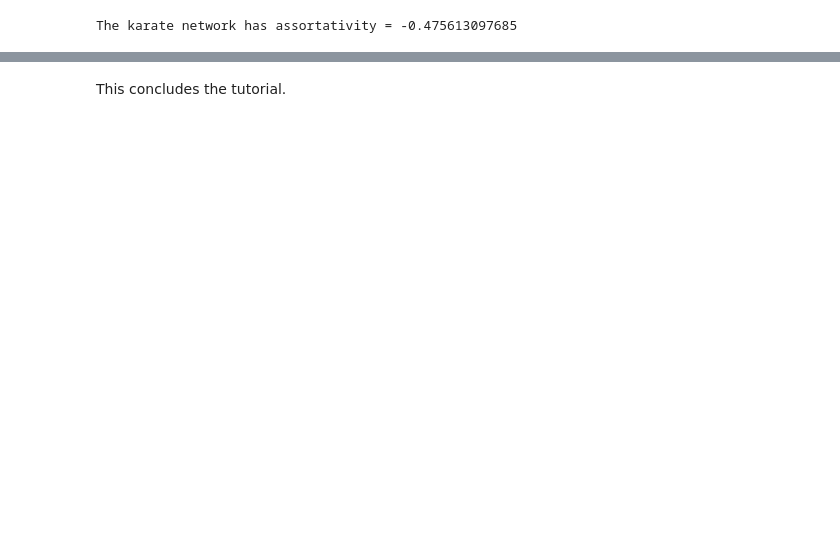
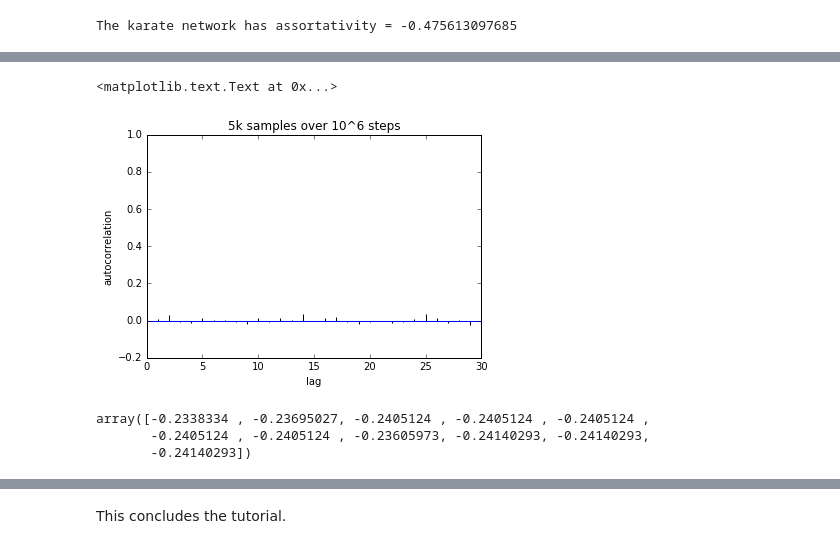
Before and after one commit to joelnish/double-edge-swap-mcmc, a Jupyter notebook: dbl_edge_worksheet.ipynb, the cells around one changed output, grey strips where cells are left out. Drawn from its saved outputs; the diff is of its cells as text; code cells hidden in the pictures; blank space fills up the shorter version.

```diff
--- a/dbl_edge_worksheet.ipynb
+++ b/dbl_edge_worksheet.ipynb
@@ -160,3 +177,21 @@ py.xlim(-1,1)
+# %%
+# In comparison, the autocorrelation of the original sampling of assortativites on simple graphs with a 200 steps
+# between samples produces the following autocorrelation.
+
+py.acorr(assortativities[1000::]-assortativities[1000::].mean(),maxlags=30,normed=True)
+py.xlim(0,30)
+py.xlabel('lag')
+py.ylabel('autocorrelation')
+py.title('5k samples over 10^6 steps')
+# %% [output]
+<matplotlib.text.Text at 0x...>
+[figure, added]
+# %%
+r_no_sub_sampling[1000:1011]
+# %% [output]
+array([-0.2338334 , -0.23695027, -0.2405124 , -0.2405124 , -0.2405124 ,
+       -0.2405124 , -0.2405124 , -0.23605973, -0.24140293, -0.24140293,
+       -0.24140293])
 # %%
 # For those interested in double checking the uniformity of the MCMC sampler, the module dist_verification
 # contains methods for this. test_sampling_five_nodes creates a small test graph with deg seq [1,2,2,2,1]
```
Also changed, not shown: parts of 8 cells of this notebook.
